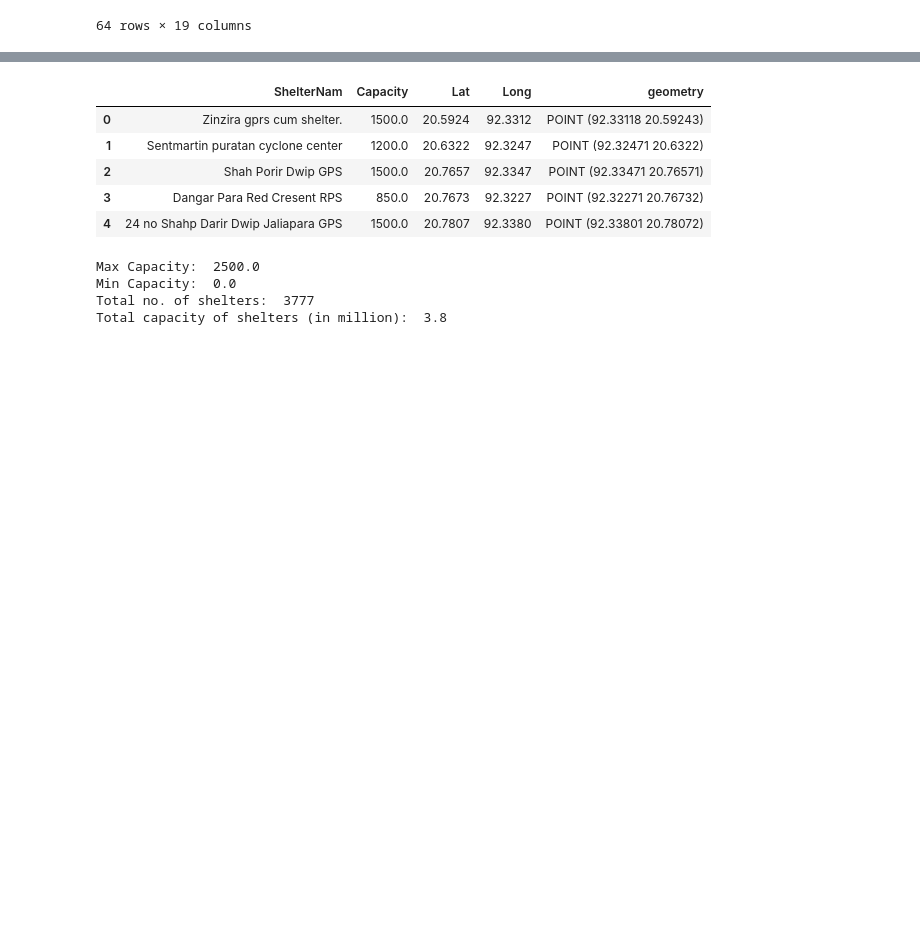
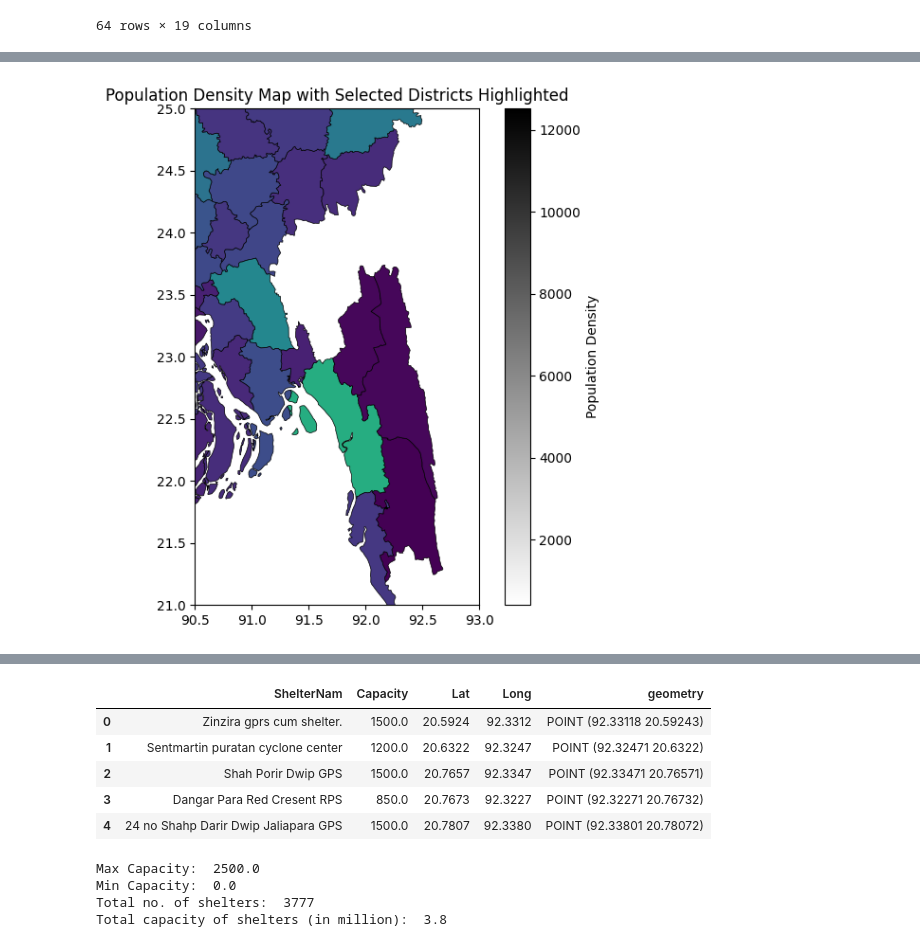
Before and after one commit to tanmoyie/Optimizing-flood-reponse-in-Bangladesh, a Jupyter notebook: 1.0-data-exploration.ipynb, the cells around one changed output, grey strips where cells are left out. Saved outputs shown, nothing was run; the diff lists cells and outputs as text; code cells hidden in the pictures; blank space fills up the shorter version.

```diff
--- a/1.0-data-exploration.ipynb
+++ b/1.0-data-exploration.ipynb
@@ -183,0 +168,26 @@ plt.show()
+# %%
+# Plot the GeoDataFrame
+fig, ax = plt.subplots(figsize=(6, 6))
+
+
+# Add a colorbar for reference (only for selected districts)
+sm = plt.cm.ScalarMappable(cmap=cmap, norm=mcolors.Normalize(vmin=gdf['population_density'].min(), vmax=gdf['population_density'].max()))
+sm.set_array([])
+cbar = plt.colorbar(sm, ax=ax)
+cbar.set_label('Population Density')
+
+# Plot with the colors defined
+gdf.plot(column='population_density', ax=ax, edgecolor='black', linewidth=0.5)
+
+ax.set_xlim(90.5, 93)
+ax.set_ylim(21, 25)
+
+# Set title and other plot properties
+ax.set_title('Population Density Map with Selected Districts Highlighted')
+# ax.set_axis_off()  # Turn off the axis
+
+plt.tight_layout()
+
+plt.show()
+# %% [output]
+[figure, added]
```
Also changed, not shown: parts of 5 cells of this notebook, 7 other files.
